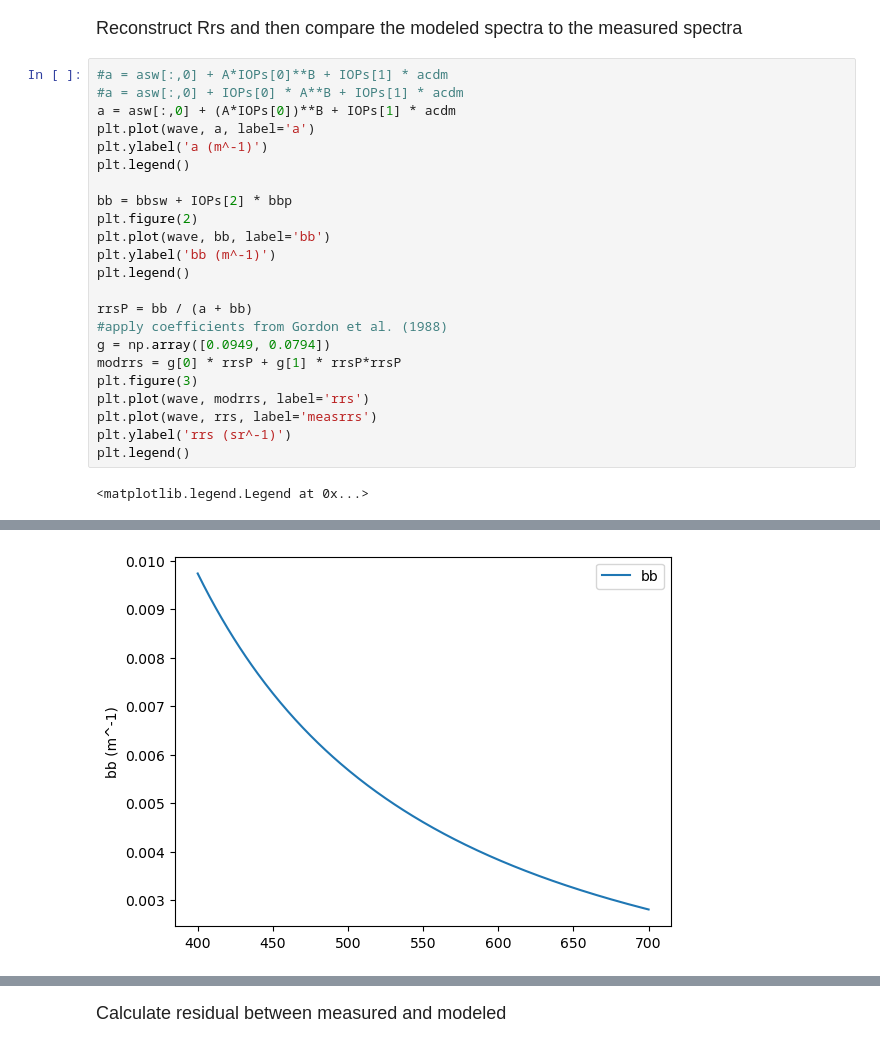
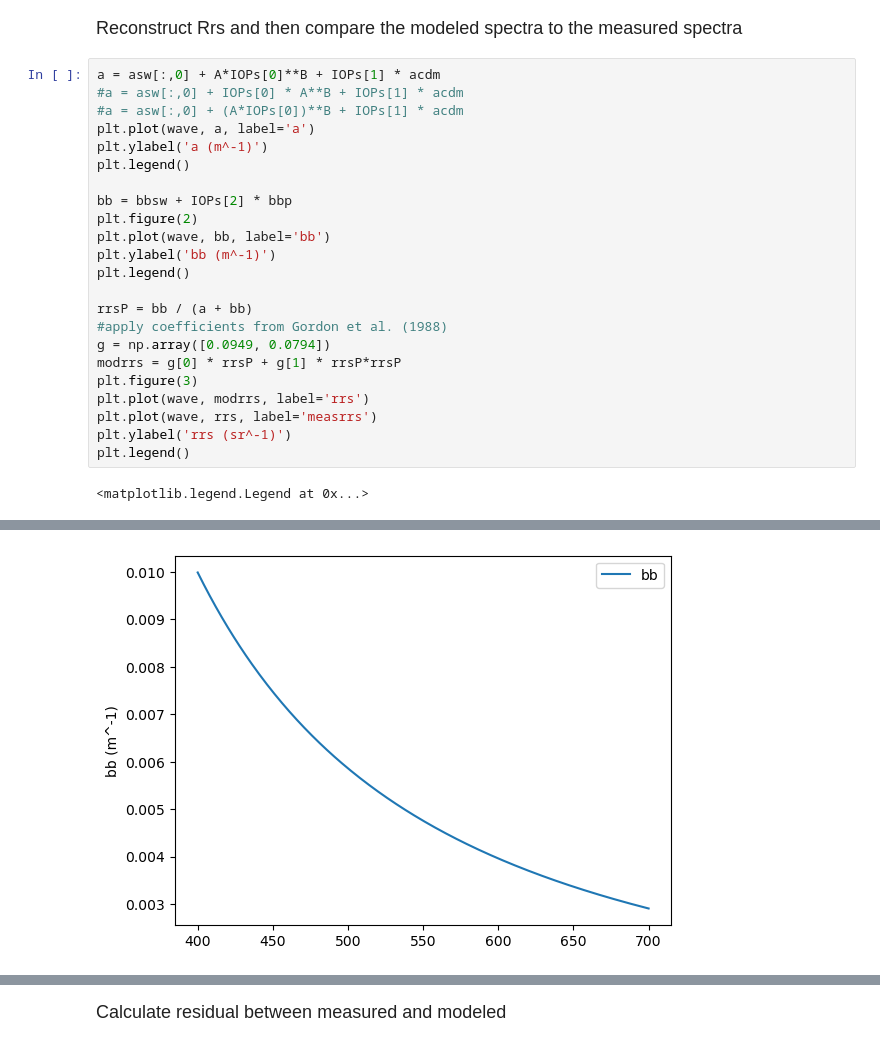
Before and after one commit to aewindle110/PCC_retrievals, a Jupyter notebook: Kramer_hyperRrs.ipynb, the cells around one changed output, grey strips where cells are left out. Saved outputs shown, nothing was run; the diff lists cells and outputs as text.

```diff
--- a/Kramer_hyperRrs.ipynb
+++ b/Kramer_hyperRrs.ipynb
@@ -152,29 +152,29 @@ plt.legend()
 # %% [markdown]
 <font size="4"> Reconstruct Rrs and then compare the modeled spectra to the measured spectra
 # %%
-#a = asw[:,0] + A*IOPs[0]**B + IOPs[1] * acdm
+a = asw[:,0] + A*IOPs[0]**B + IOPs[1] * acdm
 #a = asw[:,0] + IOPs[0] * A**B + IOPs[1] * acdm
-a = asw[:,0] + (A*IOPs[0])**B + IOPs[1] * acdm
+#a = asw[:,0] + (A*IOPs[0])**B + IOPs[1] * acdm
 plt.plot(wave, a, label='a')
 plt.ylabel('a (m^-1)')
 plt.legend()
 
 bb = bbsw + IOPs[2] * bbp
 plt.figure(2)
 plt.plot(wave, bb, label='bb')
 plt.ylabel('bb (m^-1)')
 plt.legend()
 
 rrsP = bb / (a + bb)
 #apply coefficients from Gordon et al. (1988)
 g = np.array([0.0949, 0.0794])
 modrrs = g[0] * rrsP + g[1] * rrsP*rrsP
 plt.figure(3)
 plt.plot(wave, modrrs, label='rrs')
 plt.plot(wave, rrs, label='measrrs')
 plt.ylabel('rrs (sr^-1)')
 plt.legend()
 # %% [output]
 <matplotlib.legend.Legend at 0x...>
 [figure]
-[figure, old version]
+[figure, new version]
```
Also changed, not shown: parts of 3 cells of this notebook.
